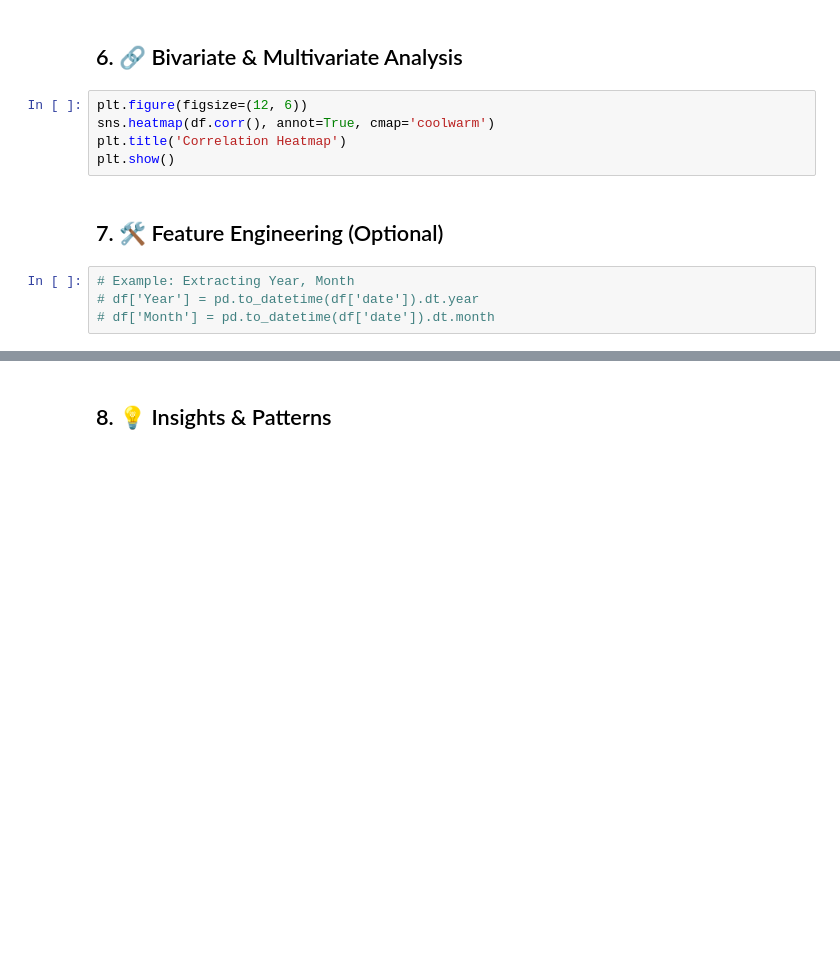
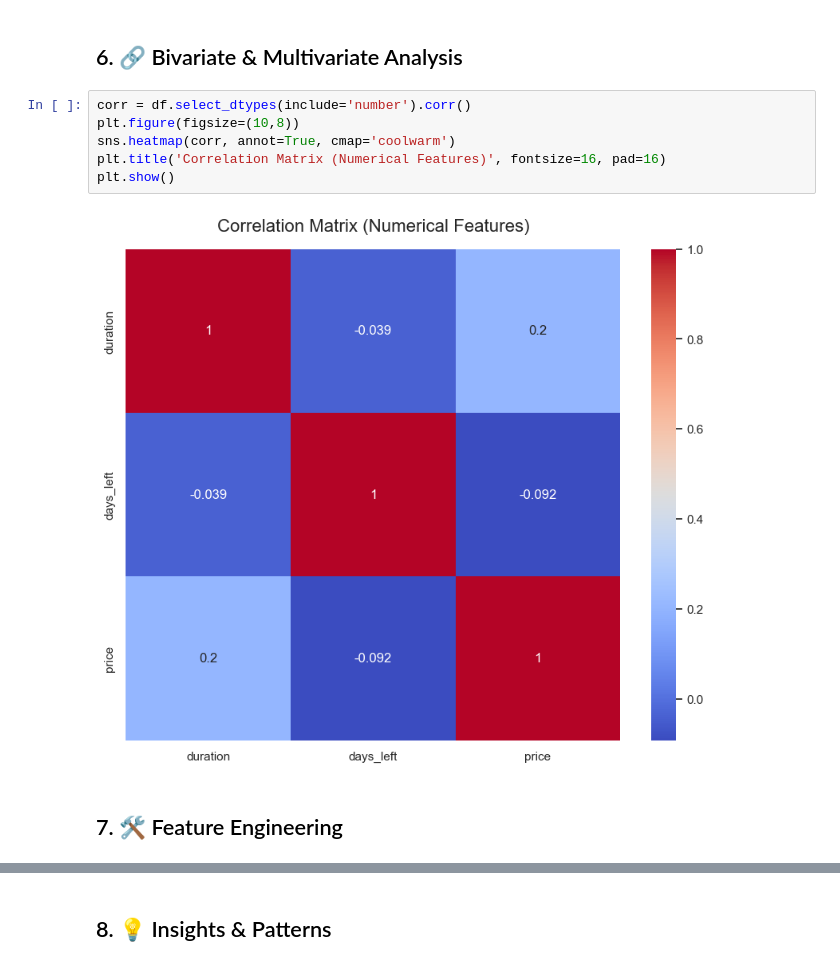
Before and after one commit to Amit-Nikumbh/eda-case-studies, a Jupyter notebook: airlines-flights-eda/airlines_eda.ipynb, the cells around one changed output, grey strips where cells are left out. Drawn from its saved outputs; the diff is of its cells as text; blank space fills up the shorter version.

```diff
--- a/airlines-flights-eda/airlines_eda.ipynb
+++ b/airlines-flights-eda/airlines_eda.ipynb
@@ -54,13 +294,12 @@ for col in cat_cols:
 # %% [markdown]
 ## 6. 🔗 Bivariate & Multivariate Analysis
 # %%
-plt.figure(figsize=(12, 6))
-sns.heatmap(df.corr(), annot=True, cmap='coolwarm')
-plt.title('Correlation Heatmap')
+corr = df.select_dtypes(include='number').corr()
+plt.figure(figsize=(10,8))
+sns.heatmap(corr, annot=True, cmap='coolwarm')
+plt.title('Correlation Matrix (Numerical Features)', fontsize=16, pad=16)
 plt.show()
+# %% [output]
+[figure, added]
 # %% [markdown]
-## 7. 🛠 Feature Engineering (Optional)
+## 7. 🛠 Feature Engineering
-# %%
-# Example: Extracting Year, Month
-# df['Year'] = pd.to_datetime(df['date']).dt.year
-# df['Month'] = pd.to_datetime(df['date']).dt.month
```
Also changed, not shown: parts of 49 cells of this notebook, 11 other files.
